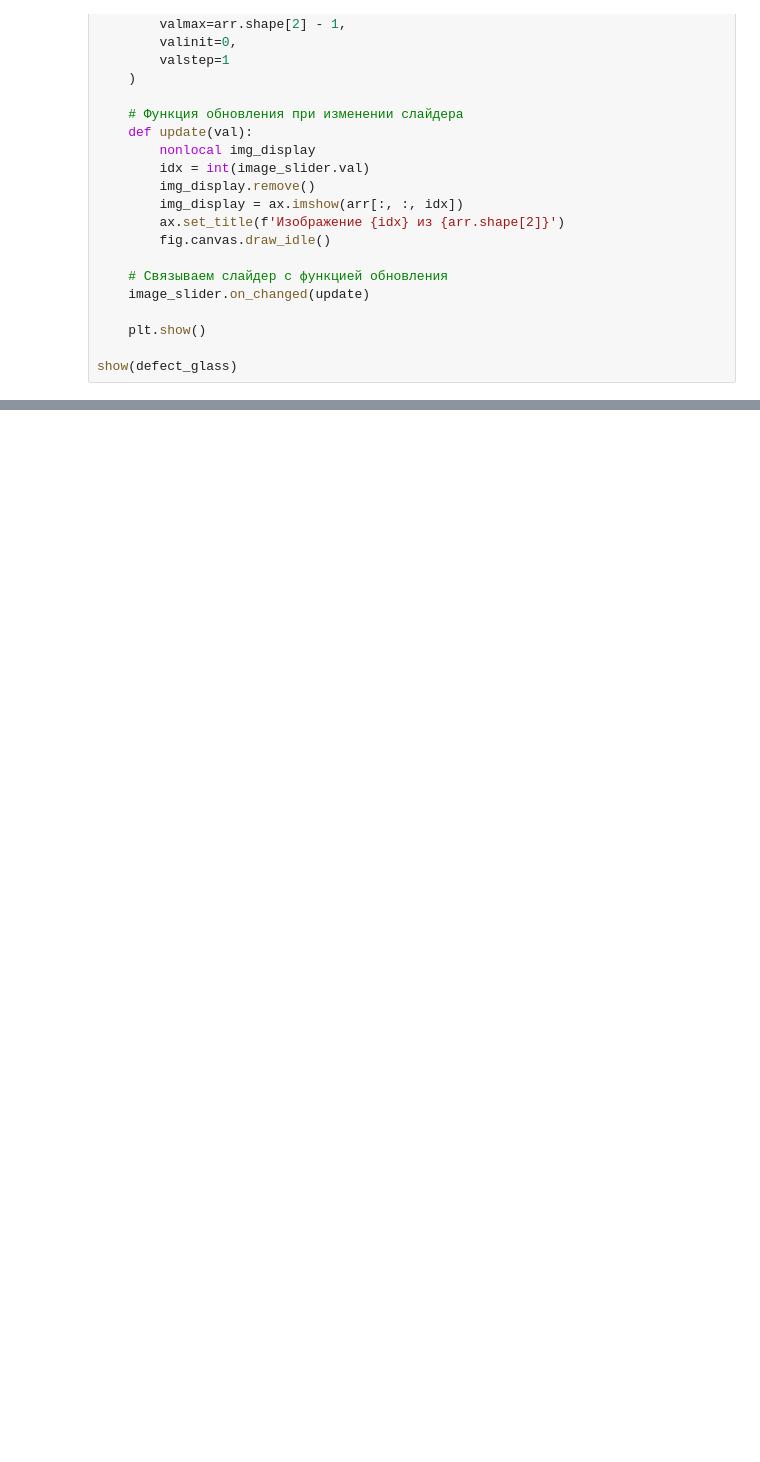
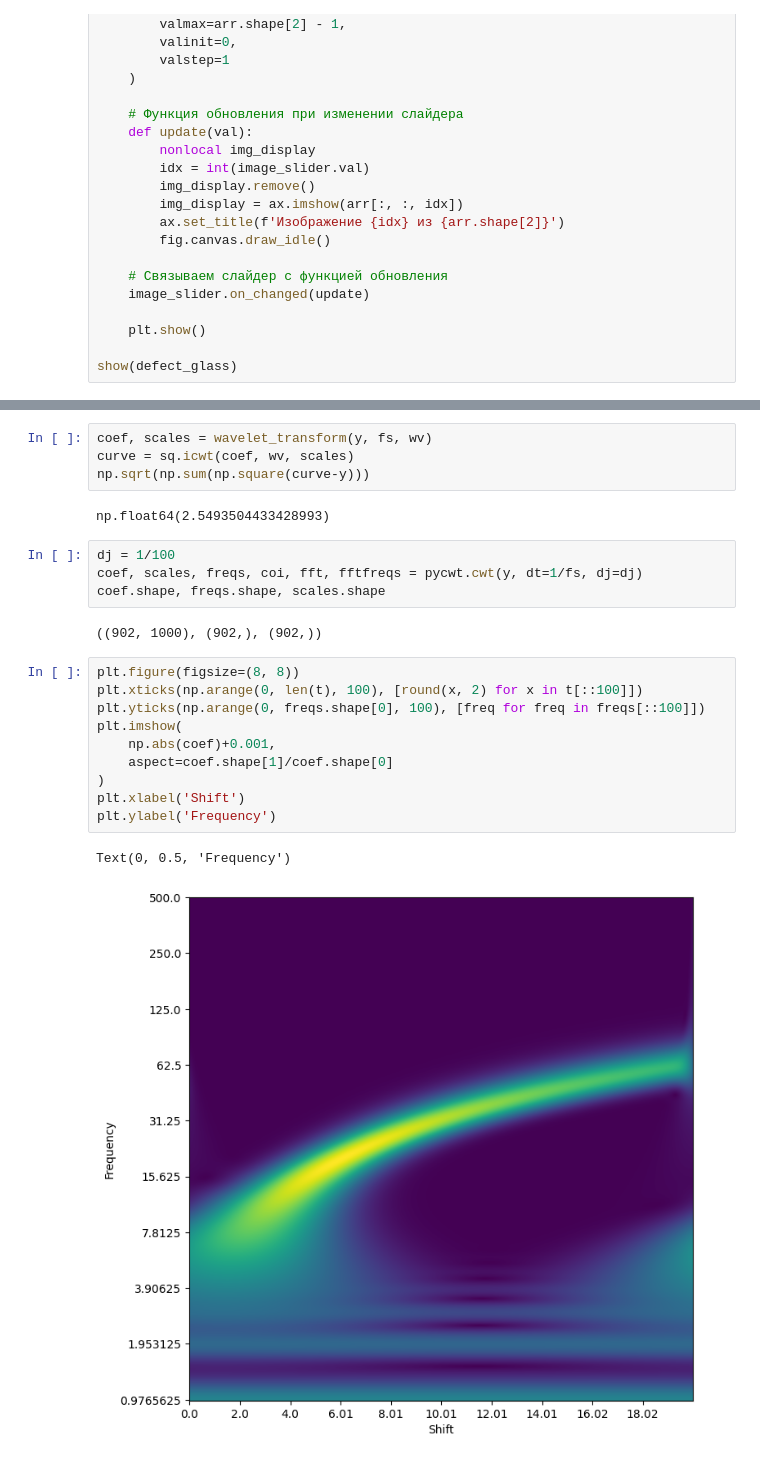
Before and after one commit to RenderAlien/thermograms, a Jupyter notebook: main.ipynb, the cells around one changed output, grey strips where cells are left out. Drawn from its saved outputs; the diff is of its cells as text; blank space fills up the shorter version.

```diff
--- a/main.ipynb
+++ b/main.ipynb
@@ -205,0 +297,25 @@ plt.imshow(    np.log(res+0.001)    )
+# %%
+coef, scales = wavelet_transform(y, fs, wv)
+curve = sq.icwt(coef, wv, scales)
+np.sqrt(np.sum(np.square(curve-y)))
+# %% [output]
+np.float64(2.5493504433428993)
+# %%
+dj = 1/100
+coef, scales, freqs, coi, fft, fftfreqs = pycwt.cwt(y, dt=1/fs, dj=dj)
+coef.shape, freqs.shape, scales.shape
+# %% [output]
+((902, 1000), (902,), (902,))
+# %%
+plt.figure(figsize=(8, 8))
+plt.xticks(np.arange(0, len(t), 100), [round(x, 2) for x in t[::100]])
+plt.yticks(np.arange(0, freqs.shape[0], 100), [freq for freq in freqs[::100]])
+plt.imshow(
+    np.abs(coef)+0.001,
+    aspect=coef.shape[1]/coef.shape[0]
+)
+plt.xlabel('Shift')
+plt.ylabel('Frequency')
+# %% [output]
+Text(0, 0.5, 'Frequency')
+[figure, added]
```
Also changed, not shown: parts of 26 cells of this notebook, 3 other files.
